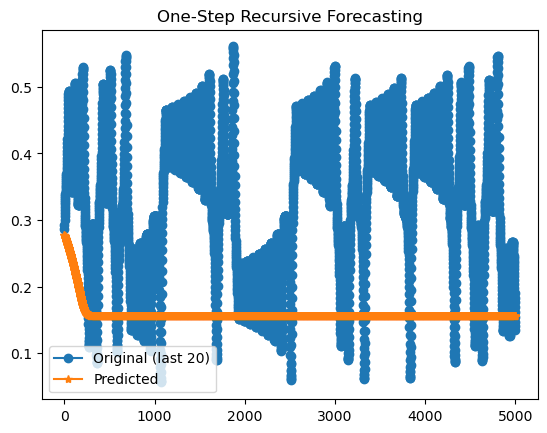
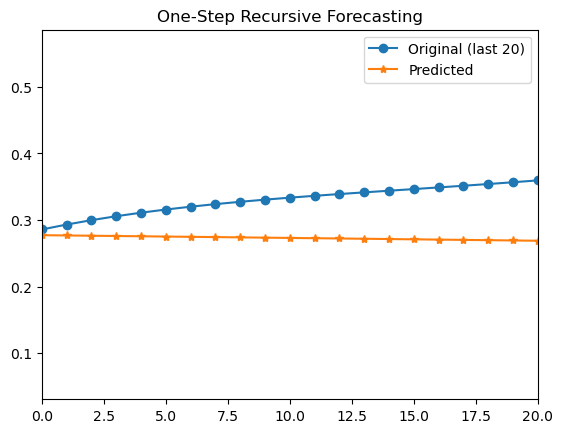
The change to this notebook cell's code, shown as a diff; its figure went from the first image to the second:
--- before
+++ after
@@ -3,5 +3,5 @@
 plt.plot(recurs_preds_2, label='Predicted', marker='*')
 plt.legend()
-#plt.xlim(0,20)
+plt.xlim(0,20)
 plt.title('One-Step Recursive Forecasting')
 plt.show()

Commit: lyapunov exponent calculation fixed; transient deleted